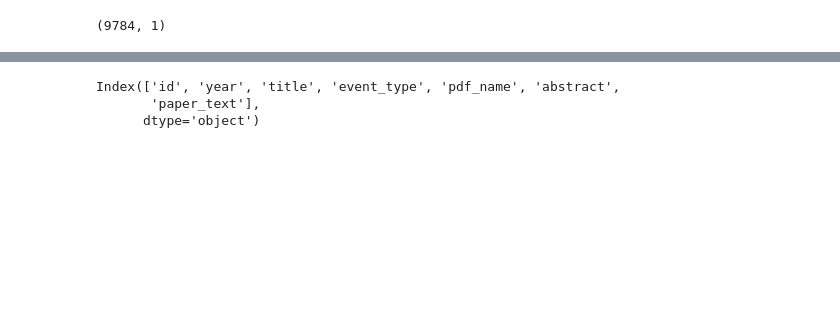
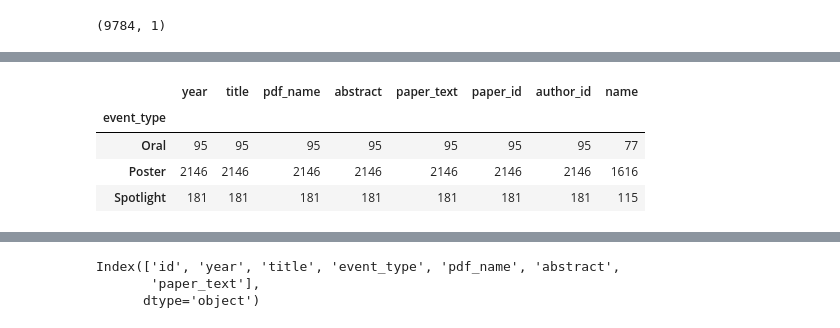
Before and after one commit to paulmattheww/Harvard-CS82-Advanced-ML, a Jupyter notebook: Assignments/HW2/HW2 Group Assignment.ipynb, the cells around one changed output, grey strips where cells are left out. Drawn from its saved outputs; the diff is of its cells as text; code cells hidden in the pictures; blank space fills up the shorter version.

```diff
--- a/Assignments/HW2/HW2 Group Assignment.ipynb
+++ b/Assignments/HW2/HW2 Group Assignment.ipynb
@@ -87,0 +135,8 @@ papers.head()
+# %%
+df.groupby('event_type').count()
+# %% [output]
+|  | year | title | pdf_name | abstract | paper_text | paper_id | author_id | name |
+| event_type |  |  |  |  |  |  |  |  |
+| Oral | 95 | 95 | 95 | 95 | 95 | 95 | 95 | 77 |
+| Poster | 2146 | 2146 | 2146 | 2146 | 2146 | 2146 | 2146 | 1616 |
+| Spotlight | 181 | 181 | 181 | 181 | 181 | 181 | 181 | 115 |
```
Also changed, not shown: parts of 13 cells of this notebook.
